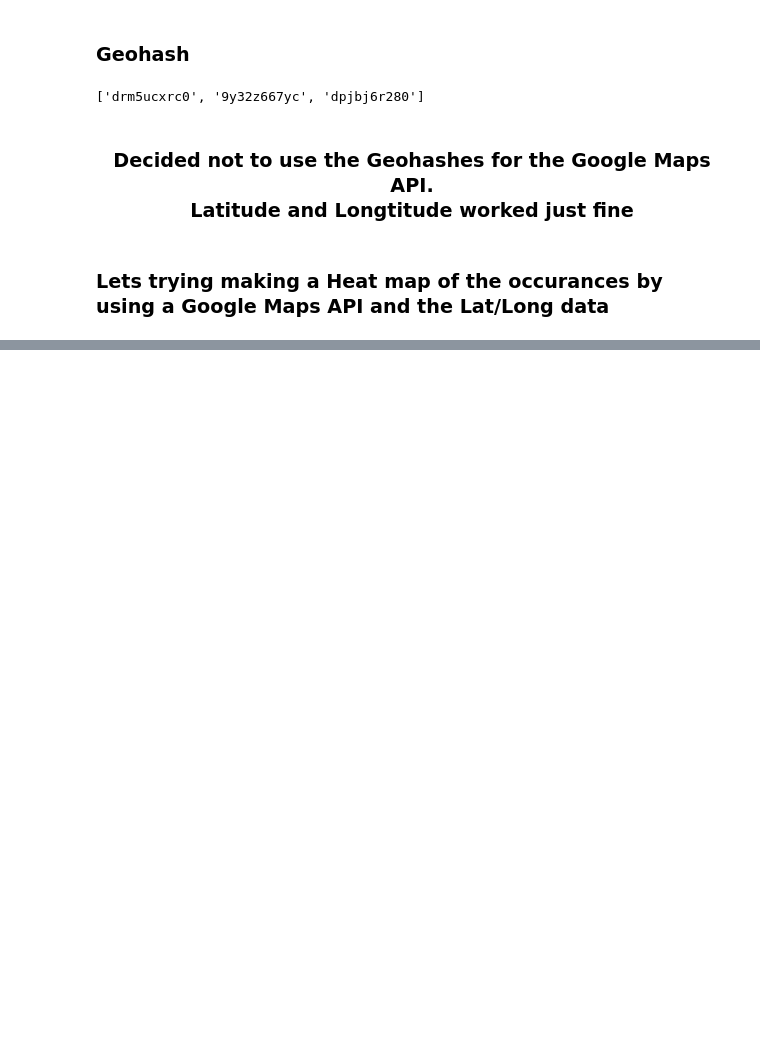
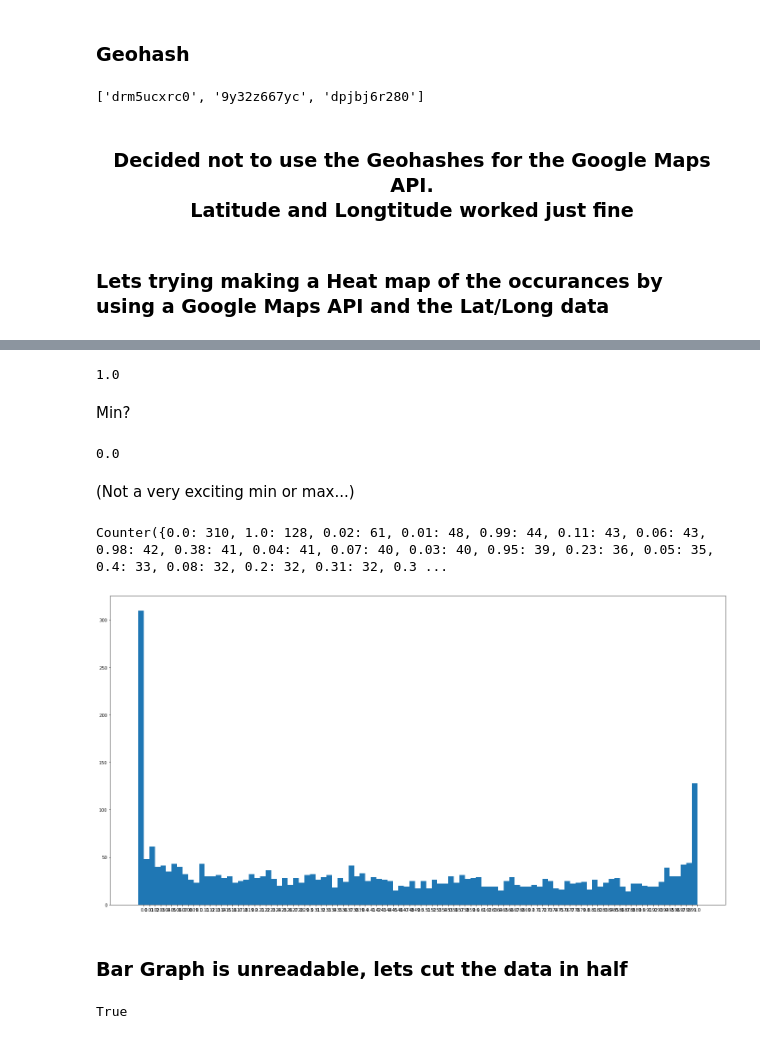
Before and after one commit to tarmacjupiter/bigfoot_opendata, a Jupyter notebook: BigFoot.ipynb, the cells around one changed output, grey strips where cells are left out. Drawn from its saved outputs; the diff is of its cells as text; code cells hidden in the pictures; blank space fills up the shorter version.

```diff
--- a/BigFoot.ipynb
+++ b/BigFoot.ipynb
@@ -308,0 +324,3 @@ fig
+# %%
+cloud_cover = bigfoot_DF["cloud_cover"]
+print(cloud_cover[:3])
@@ -308,0 +332,7 @@ fig
+# %%
+# Remove all NaN again...
+cloud_cover = cloud_cover.dropna(axis=0)
+print(cloud_cover[:3])
+
+# How many rows are we working with?
+print(len(cloud_cover))
@@ -308,0 +364,43 @@ fig
+# %%
+np.amax(cloud_cover)
+# %% [output]
+1.0
+# %% [markdown]
+Min?
+# %%
+np.amin(cloud_cover)
+# %% [output]
+0.0
+# %% [markdown]
+(Not a very exciting min or max...)
+# %%
+counted_clouds = Counter(cloud_cover)
+print(counted_clouds)
+# %% [output]
+Counter({0.0: 310, 1.0: 128, 0.02: 61, 0.01: 48, 0.99: 44, 0.11: 43, 0.06: 43, 0.98: 42, 0.38: 41, 0.04: 41, 0.07: 40, 0.03: 40, 0.95: 39, 0.23: 36, 0.05: 35, 0.4: 33, 0.08: 32, 0.2: 32, 0.31: 32, 0.3 ...
+# %%
+plt.rcParams["figure.figsize"] = [20.50, 10.50]
+plt.rcParams["figure.autolayout"] = True
+plt.rcParams["text.color"] = "blue"
+
+cloud_cover = cloud_cover.sort_values()
+
+labels, values = zip(*Counter(cloud_cover).items())
+
+indexes = np.arange(len(labels))
+width = 1
+
+plt.bar(indexes, values, width=width)
+plt.xticks(indexes + width * 0.5, labels)
+plt.show()
+# %% [output]
+[figure, added]
+# %% [markdown]
+<h3>Bar Graph is unreadable, lets cut the data in half</h3>
+# %%
+bottom_cloud_cover = cloud_cover[:int(len(cloud_cover)/2)]  # Casted as an int due to length spitting back a float
+top_cloud_cover = cloud_cover[int(len(cloud_cover)/2):]
+
+print(len(cloud_cover) == len(bottom_cloud_cover) + len(top_cloud_cover)) # Should be True!
+# %% [output]
+True
```
Also changed, not shown: parts of 16 cells of this notebook.
